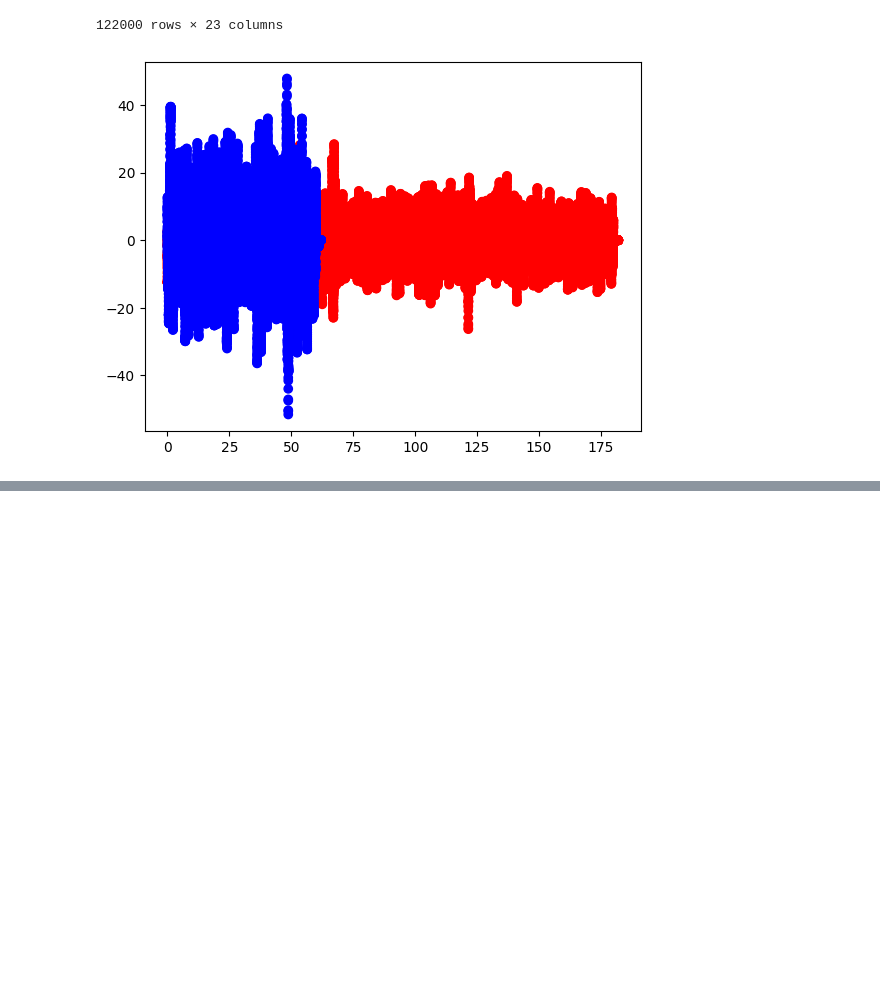
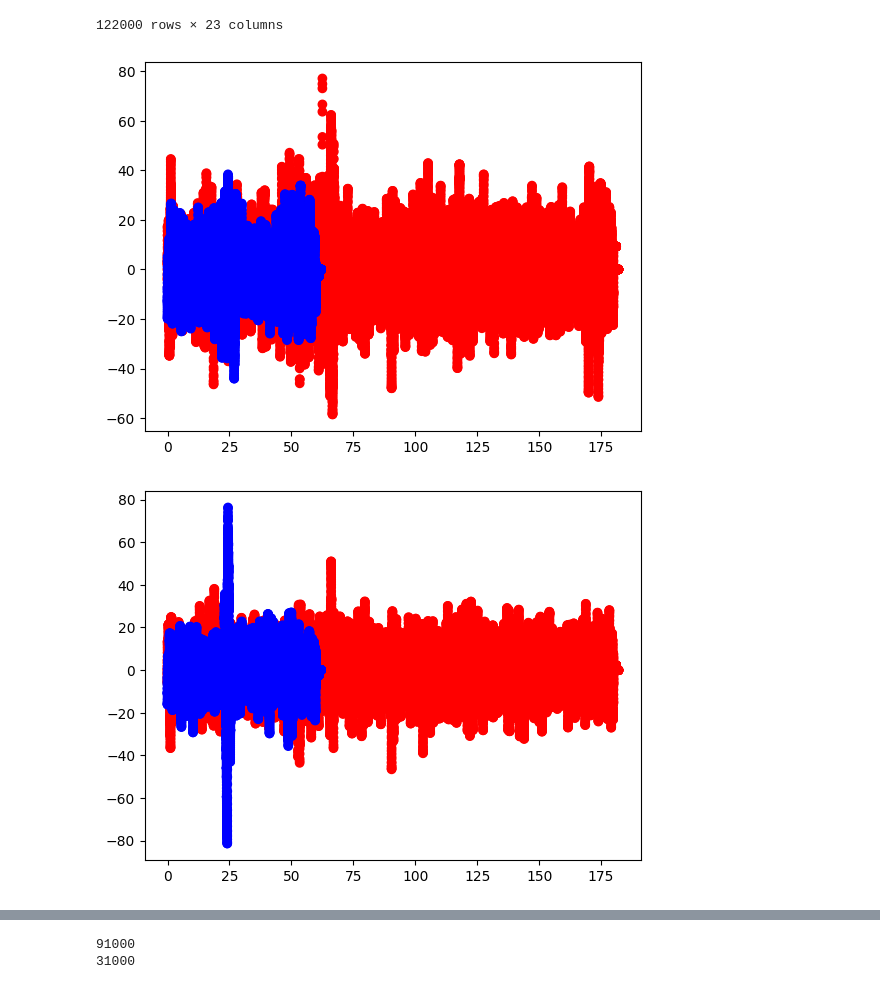
Before and after one commit to Chris-P-Chicken7/eeg-stress-monitor, a Jupyter notebook: ptt.ipynb, the cells around one changed output, grey strips where cells are left out. Saved outputs shown, nothing was run; the diff lists cells and outputs as text; code cells hidden in the pictures; blank space fills up the shorter version.

Commit message:
using fft and plotting

```diff
--- a/ptt.ipynb
+++ b/ptt.ipynb
@@ -26,16 +26,26 @@ df
 # %%
 #before fft
 
 def col(type):
   colarr=[]
   for i in range(len(type)):
     if type[i]==0:
       colarr.append('red')
     else:
       colarr.append('blue')
   return colarr
-
+plt.scatter(df['Time'],df['1'],c=col(df['type']))
+plt.show()
+plt.scatter(df['Time'],df['2'],c=col(df['type']))
+plt.show()
+plt.scatter(df['Time'],df['3'],c=col(df['type']))
+plt.show()
+plt.scatter(df['Time'],df['4'],c=col(df['type']))
+plt.show()
+plt.scatter(df['Time'],df['5'],c=col(df['type']))
+plt.show()
 plt.scatter(df['Time'],df['20'],c=col(df['type']))
 plt.show()
 # %% [output]
-[figure, old version]
+[figure, new version]
+[figure, added]
@@ -43,0 +56,12 @@ plt.show()
+# %%
+#after fft
+def fft(input_list):
+    fft_result = np.fft.fft(input_list)
+    return fft_result.tolist()
+
+fft(df.iloc[0])
+print(len(df[df['type']==0]))
+print(len(df[df['type']==1]))
+# %% [output]
+91000
+31000
```
Also changed, not shown: parts of 4 cells of this notebook.
